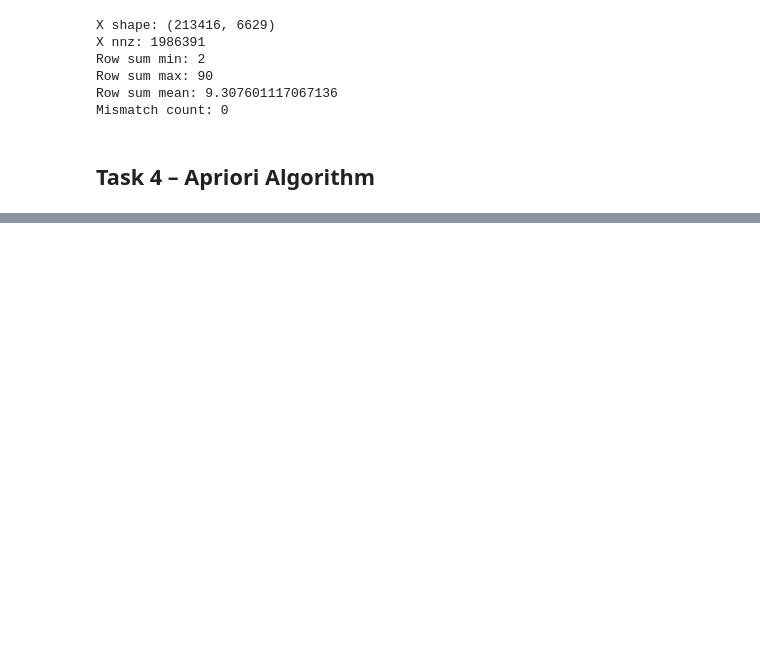
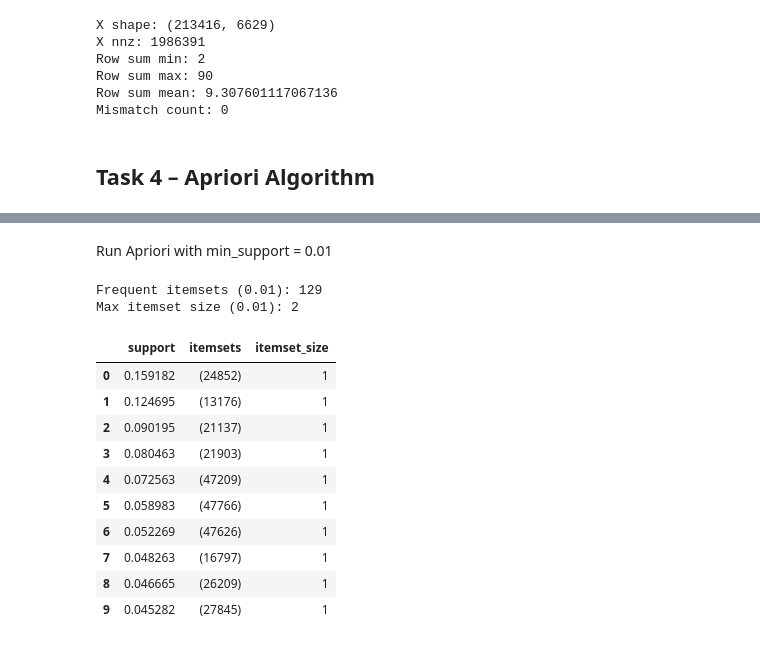
Before and after one commit to SaeedPakniat/ECom_HW3, a Jupyter notebook: Homework3.ipynb, the cells around one changed output, grey strips where cells are left out. Saved outputs shown, nothing was run; the diff lists cells and outputs as text; code cells hidden in the pictures; blank space fills up the shorter version.

Commit message:
Implement Task 4 – Apriori Algorithm and Association Rule Mining in Homework3.ipynb

```diff
--- a/Homework3.ipynb
+++ b/Homework3.ipynb
@@ -356,0 +359,29 @@ Mismatch count: 0
+# %%
+from mlxtend.frequent_patterns import apriori
+
+# ---- TASK 4.0: Reduce columns for Apriori (Top-N frequent products) ----
+TOP_N = 500  # try 300, 500, 1000 depending on speed/RAM
+
+top_products = (
+    order_products_sub["product_id"]
+    .value_counts()
+    .head(TOP_N)
+    .index
+    .to_numpy()
+)
+
+# Slice sparse matrix to these columns
+# Build column indices for top_products
+top_col_idx = product_id_to_col.loc[top_products].to_numpy()
+
+X_top = X[:, top_col_idx]
+
+# Convert to dense boolean DataFrame (safe because columns are only TOP_N)
+basket_onehot_top = pd.DataFrame(
+    X_top.toarray().astype(bool),
+    index=order_ids,
+    columns=top_products
+)
+
+print("Apriori matrix shape:", basket_onehot_top.shape)
+print("Density:", round(X_top.nnz / (X_top.shape[0]*X_top.shape[1]), 6))
@@ -356,0 +414,26 @@ Mismatch count: 0
+# %% [markdown]
+Run Apriori with min_support = 0.01
+# %%
+# ---- TASK 4.2: Apriori (min_support=0.01) ----
+freq_01 = apriori(basket_onehot_top, min_support=0.01, use_colnames=True, low_memory=True)
+
+freq_01["itemset_size"] = freq_01["itemsets"].apply(len).astype("int16")
+freq_01 = freq_01.sort_values(["support", "itemset_size"], ascending=[False, False]).reset_index(drop=True)
+
+print("Frequent itemsets (0.01):", len(freq_01))
+print("Max itemset size (0.01):", int(freq_01["itemset_size"].max()) if len(freq_01) else 0)
+freq_01.head(10)
+# %% [output]
+Frequent itemsets (0.01): 129
+Max itemset size (0.01): 2
+|  | support | itemsets | itemset_size |
+| 0 | 0.159182 | (24852) | 1 |
+| 1 | 0.124695 | (13176) | 1 |
+| 2 | 0.090195 | (21137) | 1 |
+| 3 | 0.080463 | (21903) | 1 |
+| 4 | 0.072563 | (47209) | 1 |
+| 5 | 0.058983 | (47766) | 1 |
+| 6 | 0.052269 | (47626) | 1 |
+| 7 | 0.048263 | (16797) | 1 |
+| 8 | 0.046665 | (26209) | 1 |
+| 9 | 0.045282 | (27845) | 1 |
```
Also changed, not shown: parts of 7 cells of this notebook.
